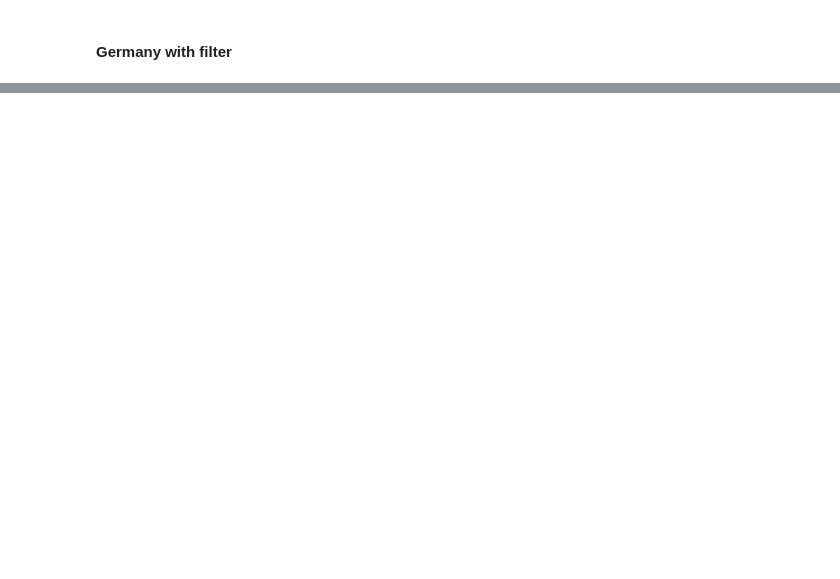
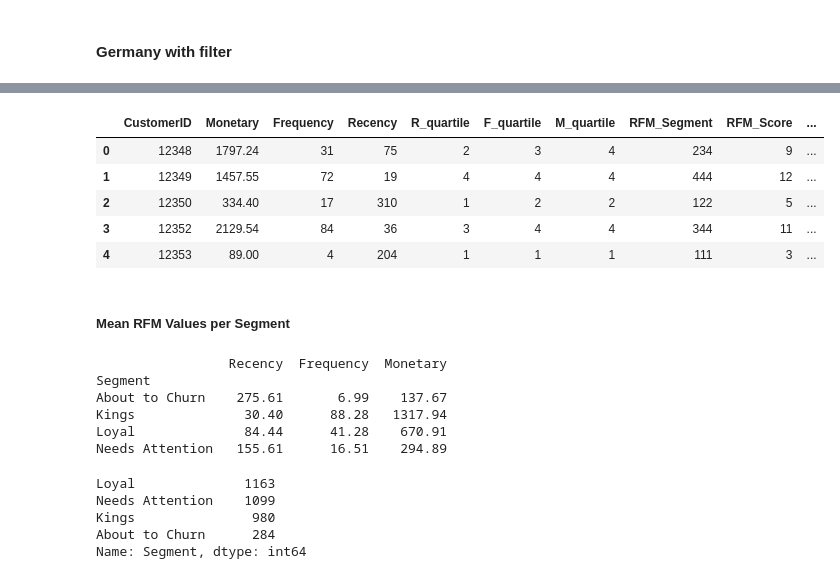
Before and after one commit to JuliaIron/Final_Project_Customer_Clustering, a Jupyter notebook: Market Basket Analysis.ipynb, the cells around one changed output, grey strips where cells are left out. Cells and saved outputs as stored; diff of their text form; code cells hidden in the pictures; blank space fills up the shorter version.

```diff
--- a/Market Basket Analysis.ipynb
+++ b/Market Basket Analysis.ipynb
@@ -248,0 +278,9 @@ ax.set_xticklabels(('Dec','Jan','Feb','Mar','Apr','May','Jun','July','Aug','Sep'
+# %%
+# Create RFM Segment by adding the quartile RFM values
+
+df['RFM_Segment']=df['R_quartile'].astype('str') + df['F_quartile'].astype('str') + df['M_quartile'].astype('str')
+
+# Create RFM Score by getting the digit sum of RFM Segment
+
+df['RFM_Score']= df[['R_quartile','F_quartile','M_quartile']].sum(axis=1)
+df.head()
@@ -248,0 +294,46 @@ ax.set_xticklabels(('Dec','Jan','Feb','Mar','Apr','May','Jun','July','Aug','Sep'
+# %%
+# The maximum score possible is 12. Let´s again divide the scores in quartiles. This is how we find our final Segment. Give them a specific label
+
+def segment(a):
+    if a >9:
+        return 'Kings'
+    elif (a>6) & (a<=9):
+        return 'Loyal'
+    elif (a>3) & (a<=6):
+        return 'Needs Attention'
+    elif (a>0) & (a<=3):
+        return 'About to Churn'
+# %%
+df['Segment']=df['RFM_Score'].apply(segment)
+df.head()
+# %% [output]
+|  | CustomerID | Monetary | Frequency | Recency | R_quartile | F_quartile | M_quartile | RFM_Segment | RFM_Score | ... |
+| 0 | 12348 | 1797.24 | 31 | 75 | 2 | 3 | 4 | 234 | 9 | ... |
+| 1 | 12349 | 1457.55 | 72 | 19 | 4 | 4 | 4 | 444 | 12 | ... |
+| 2 | 12350 | 334.40 | 17 | 310 | 1 | 2 | 2 | 122 | 5 | ... |
+| 3 | 12352 | 2129.54 | 84 | 36 | 3 | 4 | 4 | 344 | 11 | ... |
+| 4 | 12353 | 89.00 | 4 | 204 | 1 | 1 | 1 | 111 | 3 | ... |
+# %% [markdown]
+##### Mean RFM Values per Segment
+# %%
+df_reset= df.reset_index()
+segmentation =df_reset.groupby(['Segment'])\
+        .agg({'Recency': 'mean',
+                      'Frequency': 'mean',
+                      'Monetary': 'mean'}).round(2)
+print(segmentation,'\n')
+# %% [output]
+                 Recency  Frequency  Monetary
+Segment
+About to Churn    275.61       6.99    137.67
+Kings              30.40      88.28   1317.94
+Loyal              84.44      41.28    670.91
+Needs Attention   155.61      16.51    294.89
+# %%
+print(df['Segment'].value_counts())
+# %% [output]
+Loyal              1163
+Needs Attention    1099
+Kings               980
+About to Churn      284
+Name: Segment, dtype: int64
```
Also changed, not shown: parts of 10 cells of this notebook, 15 other files.
